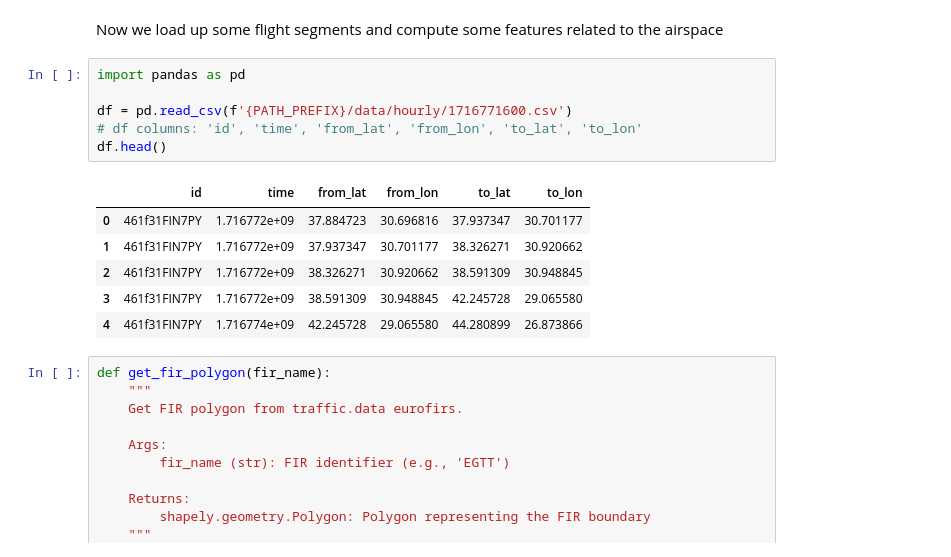
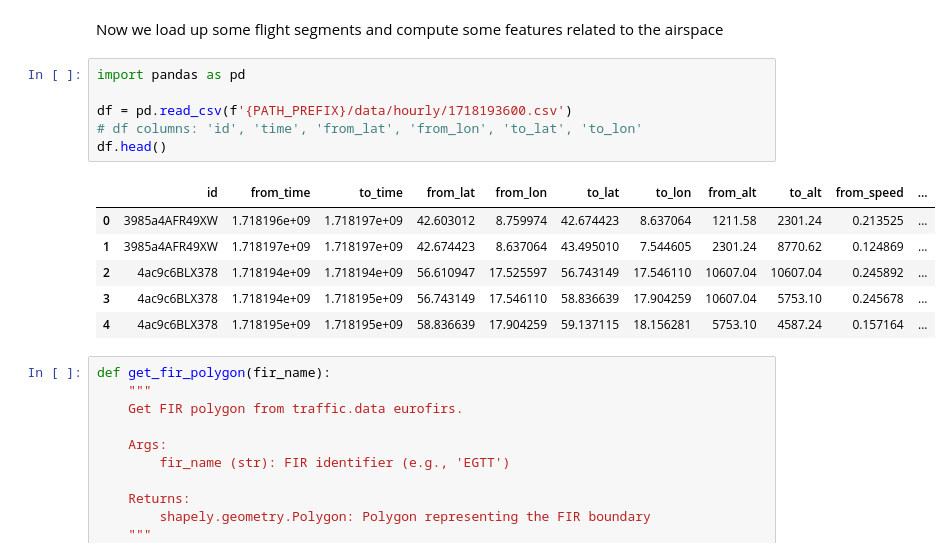
Before and after one commit to thinhhoang95/hlybokyi-potik, a Jupyter notebook: airspace_features/inspect_airspace_features.ipynb, the cells around one changed output. Drawn from its saved outputs; the diff is of its cells as text.

```diff
--- a/airspace_features/inspect_airspace_features.ipynb
+++ b/airspace_features/inspect_airspace_features.ipynb
@@ -63,16 +60,16 @@ Now we load up some flight segments and compute some features related to the air
 # %%
 import pandas as pd
 
-df = pd.read_csv(f'{PATH_PREFIX}/data/hourly/1716771600.csv')
+df = pd.read_csv(f'{PATH_PREFIX}/data/hourly/1718193600.csv')
 # df columns: 'id', 'time', 'from_lat', 'from_lon', 'to_lat', 'to_lon'
 df.head()
 # %% [output]
-|  | id | time | from_lat | from_lon | to_lat | to_lon |
-| 0 | 461f31FIN7PY | 1.716772e+09 | 37.884723 | 30.696816 | 37.937347 | 30.701177 |
-| 1 | 461f31FIN7PY | 1.716772e+09 | 37.937347 | 30.701177 | 38.326271 | 30.920662 |
-| 2 | 461f31FIN7PY | 1.716772e+09 | 38.326271 | 30.920662 | 38.591309 | 30.948845 |
-| 3 | 461f31FIN7PY | 1.716772e+09 | 38.591309 | 30.948845 | 42.245728 | 29.065580 |
-| 4 | 461f31FIN7PY | 1.716774e+09 | 42.245728 | 29.065580 | 44.280899 | 26.873866 |
+|  | id | from_time | to_time | from_lat | from_lon | to_lat | to_lon | from_alt | to_alt | from_speed | ... |
+| 0 | 3985a4AFR49XW | 1.718196e+09 | 1.718197e+09 | 42.603012 | 8.759974 | 42.674423 | 8.637064 | 1211.58 | 2301.24 | 0.213525 | ... |
+| 1 | 3985a4AFR49XW | 1.718197e+09 | 1.718197e+09 | 42.674423 | 8.637064 | 43.495010 | 7.544605 | 2301.24 | 8770.62 | 0.124869 | ... |
+| 2 | 4ac9c6BLX378 | 1.718194e+09 | 1.718194e+09 | 56.610947 | 17.525597 | 56.743149 | 17.546110 | 10607.04 | 10607.04 | 0.245892 | ... |
+| 3 | 4ac9c6BLX378 | 1.718194e+09 | 1.718195e+09 | 56.743149 | 17.546110 | 58.836639 | 17.904259 | 10607.04 | 5753.10 | 0.245678 | ... |
+| 4 | 4ac9c6BLX378 | 1.718195e+09 | 1.718195e+09 | 58.836639 | 17.904259 | 59.137115 | 18.156281 | 5753.10 | 4587.24 | 0.157164 | ... |
 # %%
 def get_fir_polygon(fir_name):
     """
```
Also changed, not shown: parts of 19 cells of this notebook, 3 other files.
